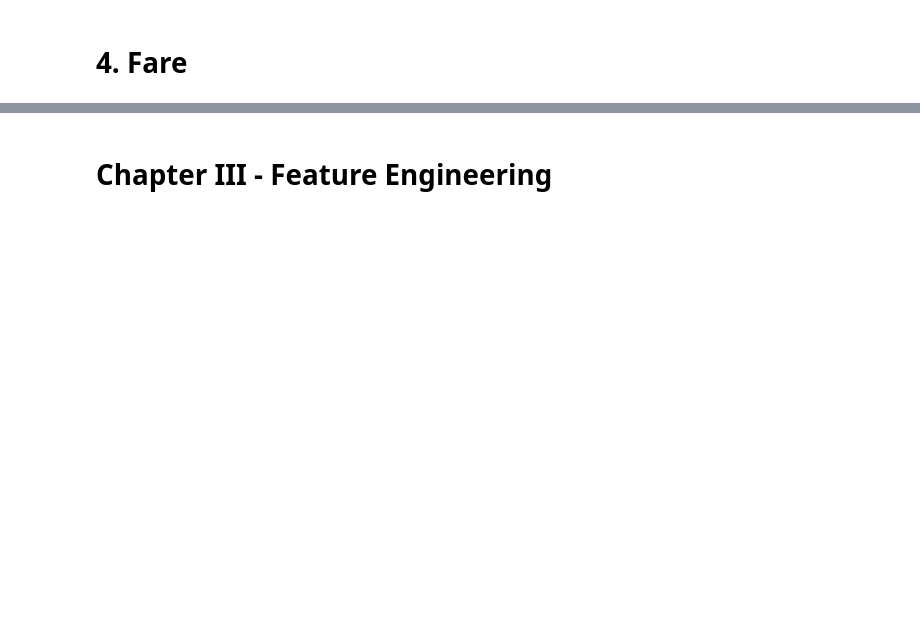
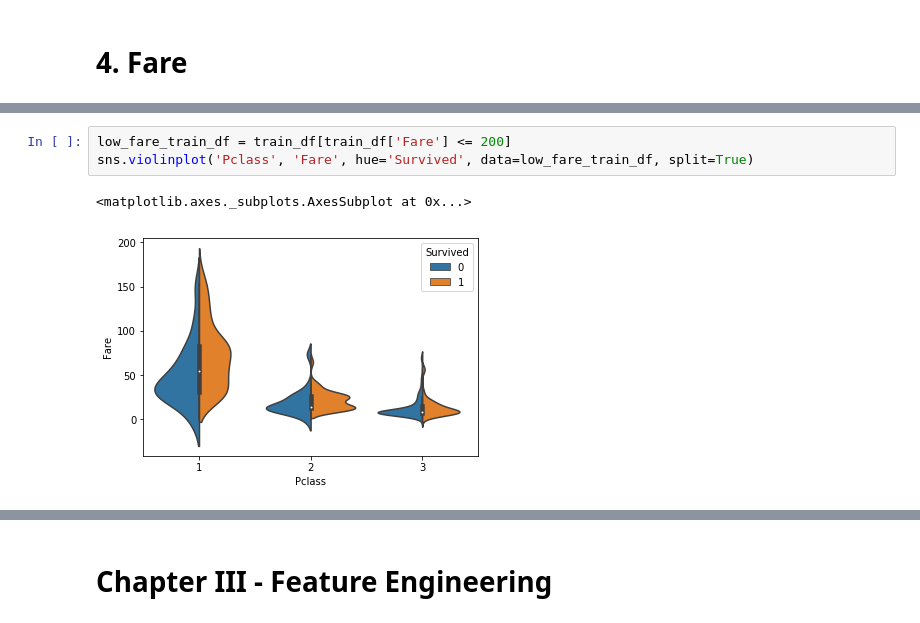
Before and after one commit to Shenghao1993/kaggle-titanic-survival-classification, a Jupyter notebook: Titanic by Shenghao.ipynb, the cells around one changed output, grey strips where cells are left out. Cells and saved outputs as stored; diff of their text form; blank space fills up the shorter version.

Commit message:
Exploratory study on fare and port

```diff
--- a/Titanic by Shenghao.ipynb
+++ b/Titanic by Shenghao.ipynb
@@ -172,0 +156,6 @@ sns.distplot(grouped_family_train_df['Fare'], bins=20, color="y")
+# %%
+low_fare_train_df = train_df[train_df['Fare'] <= 200]
+sns.violinplot('Pclass', 'Fare', hue='Survived', data=low_fare_train_df, split=True)
+# %% [output]
+<matplotlib.axes._subplots.AxesSubplot at 0x...>
+[figure, added]
```
Also changed, not shown: parts of 15 cells of this notebook, 1 other file.
